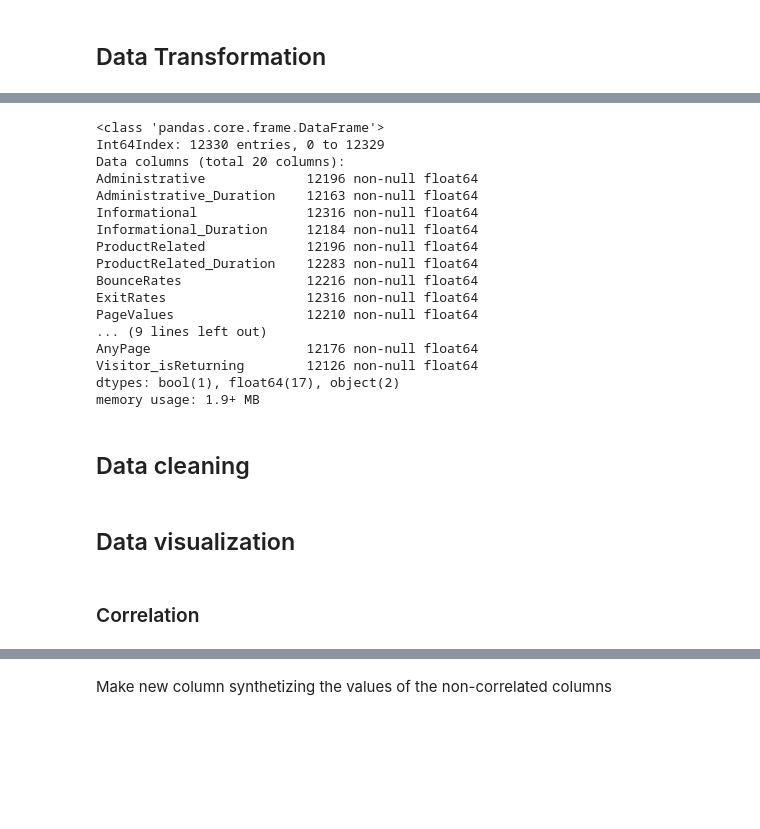
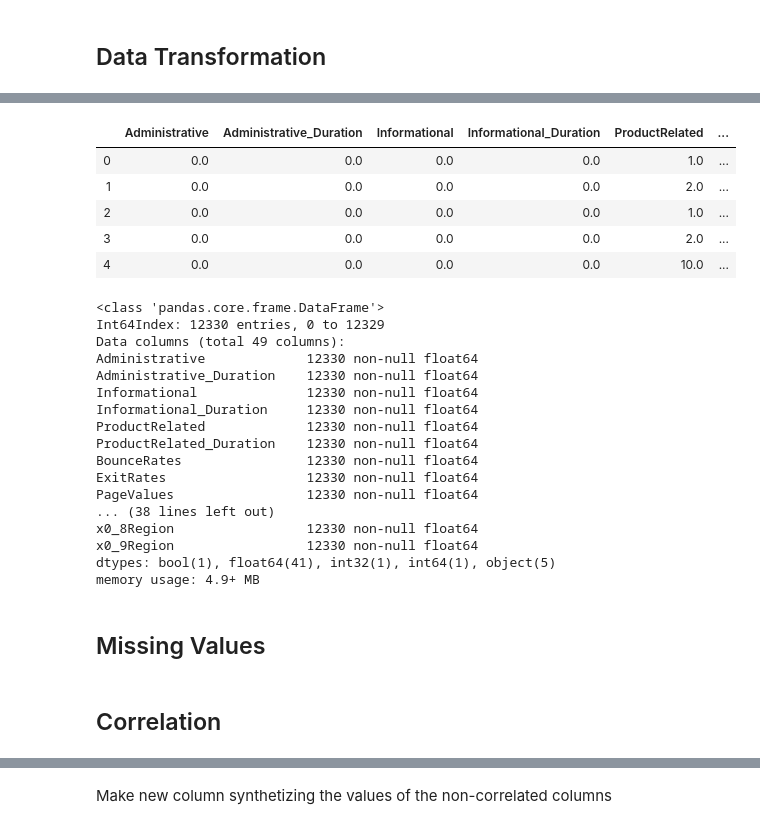
Before and after one commit to sideround/project-ml-onlineshop, a Jupyter notebook: project-ml-onlineshop.ipynb, the cells around one changed output, grey strips where cells are left out. Saved outputs shown, nothing was run; the diff lists cells and outputs as text; code cells hidden in the pictures; blank space fills up the shorter version.

```diff
--- a/project-ml-onlineshop.ipynb
+++ b/project-ml-onlineshop.ipynb
@@ -1214,22 +1364,46 @@ data[to_float] = data[to_float].apply(pd.to_numeric, errors='coerce')
+# %%
+# ONE HOT ENCODING for Month, OperatingSystems and Region
+
+appended_dfs = []
+
+columns = ['Month', 'OperatingSystems', 'Region']
+
+for col in columns:
+    # Creating instance of one-hot-encoder
+    enc = OneHotEncoder(handle_unknown='ignore')
+    # Passing columns
+    enc_df = pd.DataFrame(enc.fit_transform(clean_no_nan[[col]]).toarray())
+    # Getting values for the names of the columns
+    enc_df.columns = enc.get_feature_names()+col
+    # Appenign all new dfs to one list
+    appended_dfs.append(enc_df)
+# mergeing with main df
+df_encoded = clean_no_nan.join(appended_dfs)
+df_encoded.head()
+# %% [output]
+|  | Administrative | Administrative_Duration | Informational | Informational_Duration | ProductRelated | ... |
+| 0 | 0.0 | 0.0 | 0.0 | 0.0 | 1.0 | ... |
+| 1 | 0.0 | 0.0 | 0.0 | 0.0 | 2.0 | ... |
+| 2 | 0.0 | 0.0 | 0.0 | 0.0 | 1.0 | ... |
+| 3 | 0.0 | 0.0 | 0.0 | 0.0 | 2.0 | ... |
+| 4 | 0.0 | 0.0 | 0.0 | 0.0 | 10.0 | ... |
 # %%
-data.info()
+df_encoded.info()
 # %% [output]
 <class 'pandas.core.frame.DataFrame'>
 Int64Index: 12330 entries, 0 to 12329
-Data columns (total 20 columns):
-Administrative             12196 non-null float64
-Administrative_Duration    12163 non-null float64
-Informational              12316 non-null float64
-Informational_Duration     12184 non-null float64
-ProductRelated             12196 non-null float64
-ProductRelated_Duration    12283 non-null float64
-BounceRates                12216 non-null float64
-ExitRates                  12316 non-null float64
-PageValues                 12210 non-null float64
-... (9 lines left out)
-AnyPage                    12176 non-null float64
-Visitor_isReturning        12126 non-null float64
-dtypes: bool(1), float64(17), object(2)
-memory usage: 1.9+ MB
+Data columns (total 49 columns):
+Administrative             12330 non-null float64
+Administrative_Duration    12330 non-null float64
+Informational              12330 non-null float64
+Informational_Duration     12330 non-null float64
+ProductRelated             12330 non-null float64
+ProductRelated_Duration    12330 non-null float64
+BounceRates                12330 non-null float64
+ExitRates                  12330 non-null float64
+PageValues                 12330 non-null float64
+... (38 lines left out)
+x0_8Region                 12330 non-null float64
+x0_9Region                 12330 non-null float64
+dtypes: bool(1), float64(41), int32(1), int64(1), object(5)
+memory usage: 4.9+ MB
-# %% [markdown]
-## Data cleaning
@@ -1238,2 +1410,2 @@ clean = data.fillna(method='ffill')
-# %% [markdown]
-## Data visualization
+# %% [markdown]
+## Missing Values
@@ -1240,5 +1416,5 @@ clean = data.fillna(method='ffill')
 # %% [markdown]
-### Correlation
+## Correlation
 # %%
 sns.set(style="white")
 
```
Also changed, not shown: parts of 70 cells of this notebook.
